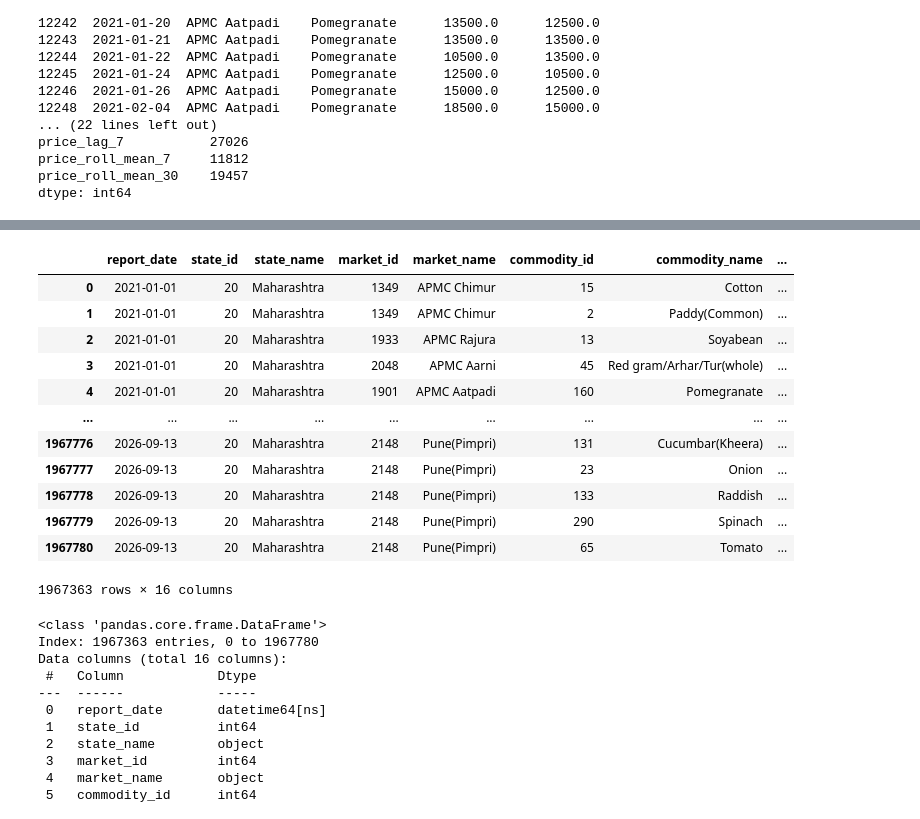
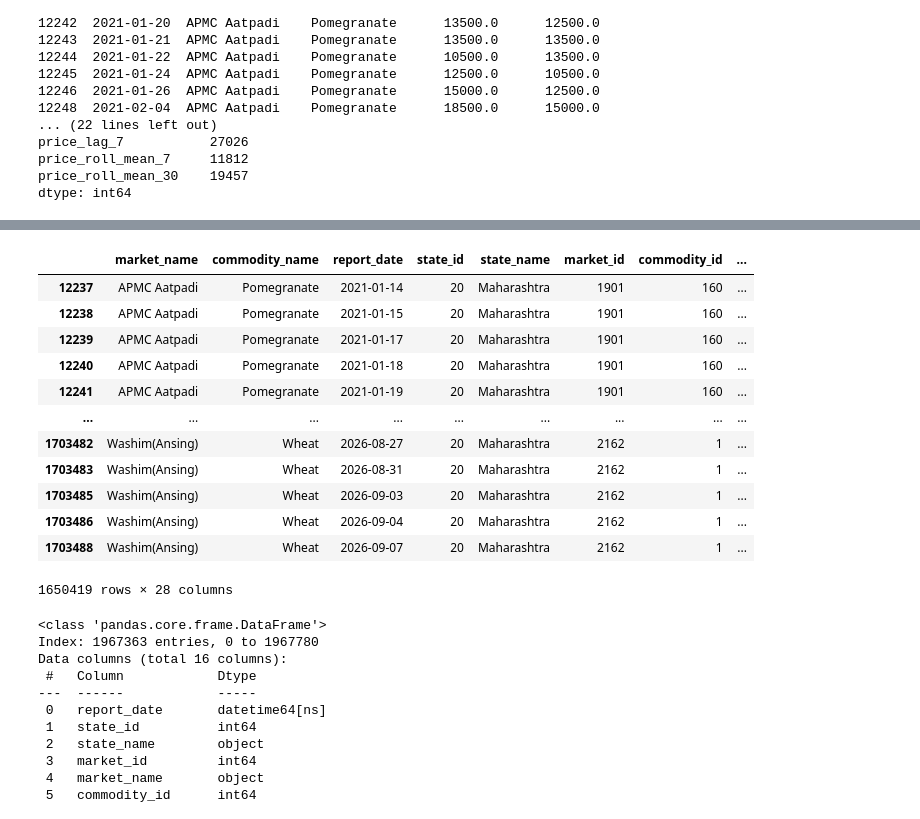
Before and after one commit to Harish115-dev/mitti_se_mandi, a Jupyter notebook: data/notebooks/01_eda.ipynb, the cells around one changed output, grey strips where cells are left out. Saved outputs shown, nothing was run; the diff lists cells and outputs as text; code cells hidden in the pictures.

```diff
--- a/data/notebooks/01_eda.ipynb
+++ b/data/notebooks/01_eda.ipynb
@@ -375,20 +337,20 @@ print(onion[["arrivals","modal_price"]].corr())
 arrivals      1.00000     -0.07595
 modal_price  -0.07595      1.00000
 # %%
-# check the actual correlation (you didn't paste this — run it)
-print(onion[["arrivals","modal_price"]].corr())
 
-# find what's driving the outliers
-print(onion.sort_values("modal_price", ascending=False)[["report_date","market_name","arrivals","modal_price"]].head(10))
+onion_series = df_reliable[
+    (df_reliable.commodity_name == "Onion") &
+    (df_reliable.market_name == "Lasalgaon(Niphad)")
+].sort_values("report_date")
 
-# re-plot with outliers filtered (using IQR or a sane price cap for onion)
-onion_clean = onion[onion["modal_price"] < onion["modal_price"].quantile(0.995)]
-plt.figure(figsize=(8,5))
-plt.scatter(onion_clean["arrivals"], onion_clean["modal_price"], alpha=0.2, s=8)
-plt.xlabel("Arrivals (Metric Tonnes)")
-plt.ylabel("Modal Price")
-plt.title("Onion (FAQ) — Arrivals vs Price (outliers removed)")
-plt.show()
+fig, axes = plt.subplots(2, 1, figsize=(14, 6), sharex=True)
+axes[0].plot(onion_series.report_date, onion_series.modal_price, lw=0.7)
+axes[0].set_ylabel("₹/qtl"); axes[0].set_title("Lasalgaon Onion — 5 years")
+axes[1].fill_between(onion_series.report_date, 0, onion_series.arrivals, alpha=0.4)
+axes[1].set_ylabel("Arrivals (MT)"); plt.tight_layout(); plt.show()
 
-print(onion_clean[["arrivals","modal_price"]].corr())
+# Lagged correlation
+for lag in [0, 1, 2, 3, 5, 7, 14]:
+    r = onion_series["arrivals"].shift(lag).corr(onion_series["modal_price"])
+    print(f"lag {lag:2d}: r = {r:+.3f}")
 # %% [output]
@@ -630,13 +579,3 @@ price_lag_7           27026
 price_roll_mean_7     11812
 price_roll_mean_30    19457
 dtype: int64
-# %%
-# target: modal_price 7 reports ahead, for THIS series
-df_reliable["target_price_7ahead"] = grp.shift(-7)
-
-# also keep the date it corresponds to, so you can compute "days ahead" (since reporting is irregular)
-df_reliable["target_date_7ahead"] = df_reliable.groupby(grp_keys)["report_date"].shift(-7)
-df_reliable["horizon_days"] = (df_reliable["target_date_7ahead"] - df_reliable["report_date"]).dt.days
-
-print(df_reliable[["report_date","target_date_7ahead","horizon_days","modal_price","target_price_7ahead"]].dropna().head(10))
-print(df_reliable["horizon_days"].describe())
@@ -693,19 +582,19 @@ Split date: 2025-12-23 00:00:00
 # %%
-df
+df_reliable
 # %% [output]
-|  | report_date | state_id | state_name | market_id | market_name | commodity_id | commodity_name | ... |
-| 0 | 2021-01-01 | 20 | Maharashtra | 1349 | APMC Chimur | 15 | Cotton | ... |
-| 1 | 2021-01-01 | 20 | Maharashtra | 1349 | APMC Chimur | 2 | Paddy(Common) | ... |
-| 2 | 2021-01-01 | 20 | Maharashtra | 1933 | APMC Rajura | 13 | Soyabean | ... |
-| 3 | 2021-01-01 | 20 | Maharashtra | 2048 | APMC Aarni | 45 | Red gram/Arhar/Tur(whole) | ... |
-| 4 | 2021-01-01 | 20 | Maharashtra | 1901 | APMC Aatpadi | 160 | Pomegranate | ... |
+|  | market_name | commodity_name | report_date | state_id | state_name | market_id | commodity_id | ... |
+| 12237 | APMC Aatpadi | Pomegranate | 2021-01-14 | 20 | Maharashtra | 1901 | 160 | ... |
+| 12238 | APMC Aatpadi | Pomegranate | 2021-01-15 | 20 | Maharashtra | 1901 | 160 | ... |
+| 12239 | APMC Aatpadi | Pomegranate | 2021-01-17 | 20 | Maharashtra | 1901 | 160 | ... |
+| 12240 | APMC Aatpadi | Pomegranate | 2021-01-18 | 20 | Maharashtra | 1901 | 160 | ... |
+| 12241 | APMC Aatpadi | Pomegranate | 2021-01-19 | 20 | Maharashtra | 1901 | 160 | ... |
 | ... | ... | ... | ... | ... | ... | ... | ... | ... |
-| 1967776 | 2026-09-13 | 20 | Maharashtra | 2148 | Pune(Pimpri) | 131 | Cucumbar(Kheera) | ... |
-| 1967777 | 2026-09-13 | 20 | Maharashtra | 2148 | Pune(Pimpri) | 23 | Onion | ... |
-| 1967778 | 2026-09-13 | 20 | Maharashtra | 2148 | Pune(Pimpri) | 133 | Raddish | ... |
-| 1967779 | 2026-09-13 | 20 | Maharashtra | 2148 | Pune(Pimpri) | 290 | Spinach | ... |
-| 1967780 | 2026-09-13 | 20 | Maharashtra | 2148 | Pune(Pimpri) | 65 | Tomato | ... |
+| 1703482 | Washim(Ansing) | Wheat | 2026-08-27 | 20 | Maharashtra | 2162 | 1 | ... |
+| 1703483 | Washim(Ansing) | Wheat | 2026-08-31 | 20 | Maharashtra | 2162 | 1 | ... |
+| 1703485 | Washim(Ansing) | Wheat | 2026-09-03 | 20 | Maharashtra | 2162 | 1 | ... |
+| 1703486 | Washim(Ansing) | Wheat | 2026-09-04 | 20 | Maharashtra | 2162 | 1 | ... |
+| 1703488 | Washim(Ansing) | Wheat | 2026-09-07 | 20 | Maharashtra | 2162 | 1 | ... |
-1967363 rows × 16 columns
+1650419 rows × 28 columns
 # %%
 df.info()
 # %% [output]
```
Also changed, not shown: parts of 12 cells of this notebook, 10 other files.
